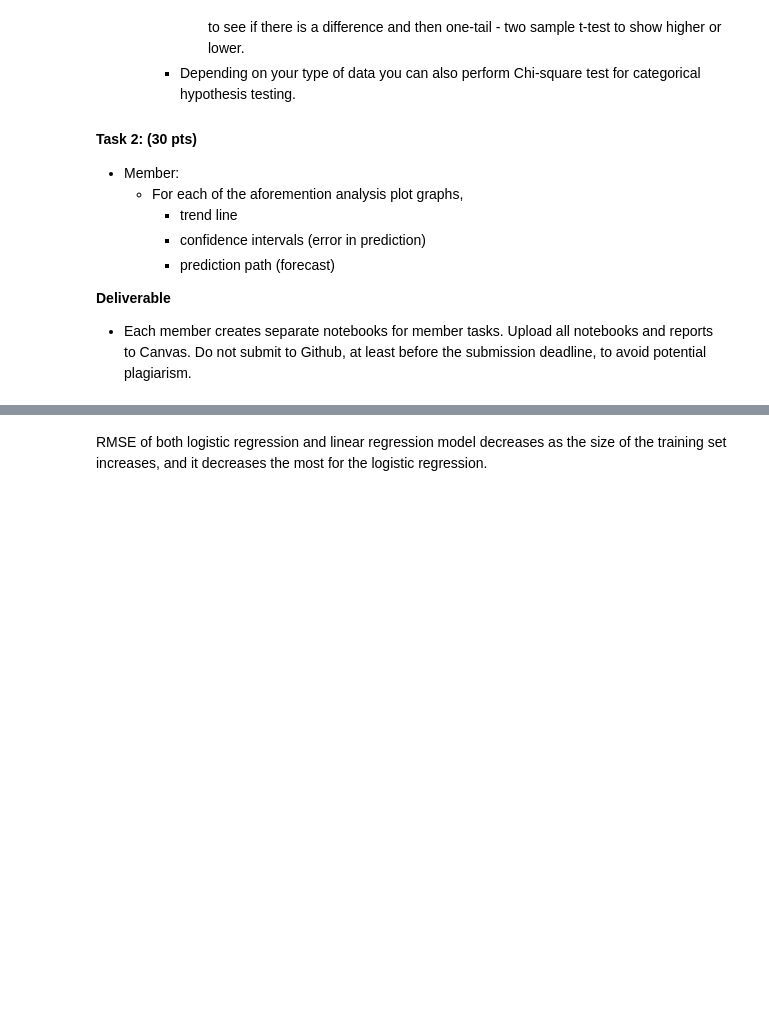
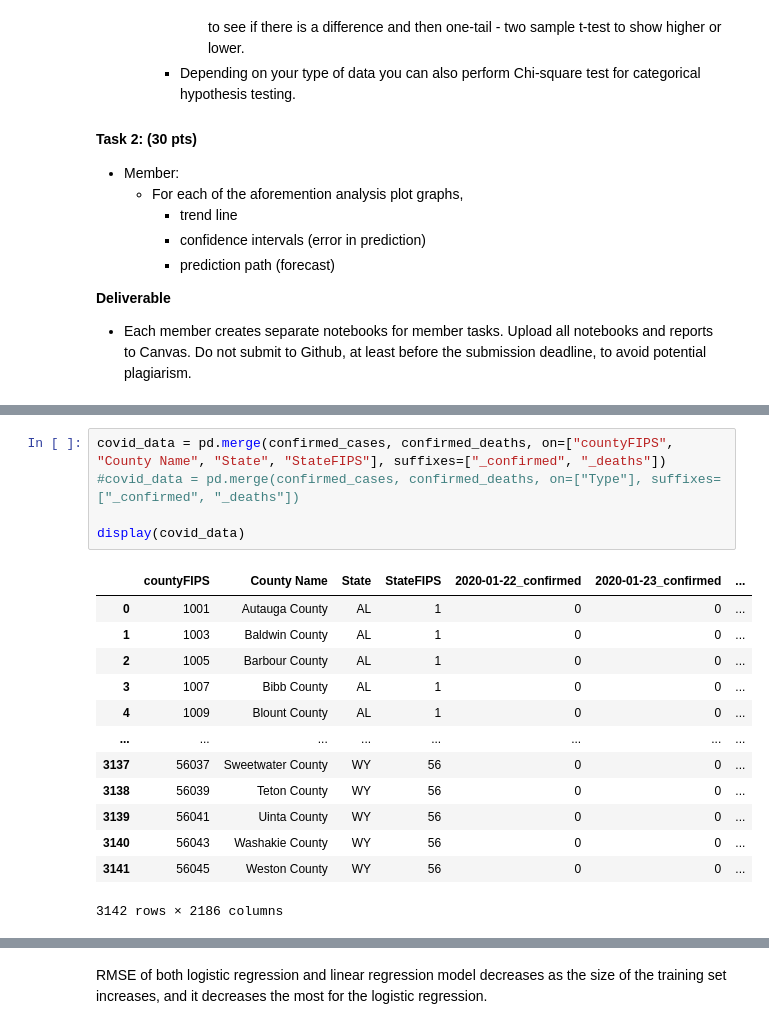
Before and after one commit to lajolico/405-project, a Jupyter notebook: Stage IV/team_work/Project Stage - IV.ipynb, the cells around one changed output, grey strips where cells are left out. Cells and saved outputs as stored; diff of their text form; blank space fills up the shorter version.

```diff
--- a/Stage IV/team_work/Project Stage - IV.ipynb
+++ b/Stage IV/team_work/Project Stage - IV.ipynb
@@ -84,3 +87,22 @@ confirmed_deaths
+# %%
+covid_data = pd.merge(confirmed_cases, confirmed_deaths, on=["countyFIPS", "County Name", "State", "StateFIPS"], suffixes=["_confirmed", "_deaths"])
+#covid_data = pd.merge(confirmed_cases, confirmed_deaths, on=["Type"], suffixes=["_confirmed", "_deaths"])
+
+display(covid_data)
+# %% [output]
+|  | countyFIPS | County Name | State | StateFIPS | 2020-01-22_confirmed | 2020-01-23_confirmed | ... |
+| 0 | 1001 | Autauga County | AL | 1 | 0 | 0 | ... |
+| 1 | 1003 | Baldwin County | AL | 1 | 0 | 0 | ... |
+| 2 | 1005 | Barbour County | AL | 1 | 0 | 0 | ... |
+| 3 | 1007 | Bibb County | AL | 1 | 0 | 0 | ... |
+| 4 | 1009 | Blount County | AL | 1 | 0 | 0 | ... |
+| ... | ... | ... | ... | ... | ... | ... | ... |
+| 3137 | 56037 | Sweetwater County | WY | 56 | 0 | 0 | ... |
+| 3138 | 56039 | Teton County | WY | 56 | 0 | 0 | ... |
+| 3139 | 56041 | Uinta County | WY | 56 | 0 | 0 | ... |
+| 3140 | 56043 | Washakie County | WY | 56 | 0 | 0 | ... |
+| 3141 | 56045 | Weston County | WY | 56 | 0 | 0 | ... |
+3142 rows × 2186 columns
 # %%
 def question1(confirmed_cases):
     group_cases_USA = confirmed_cases.sum()
```
Also changed, not shown: parts of 12 cells of this notebook.
